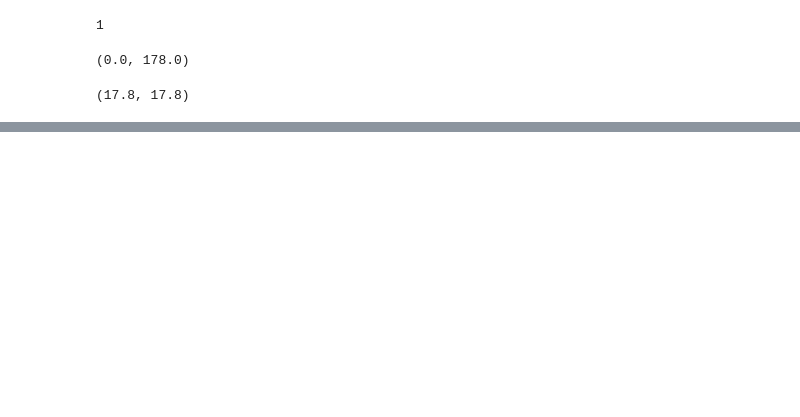
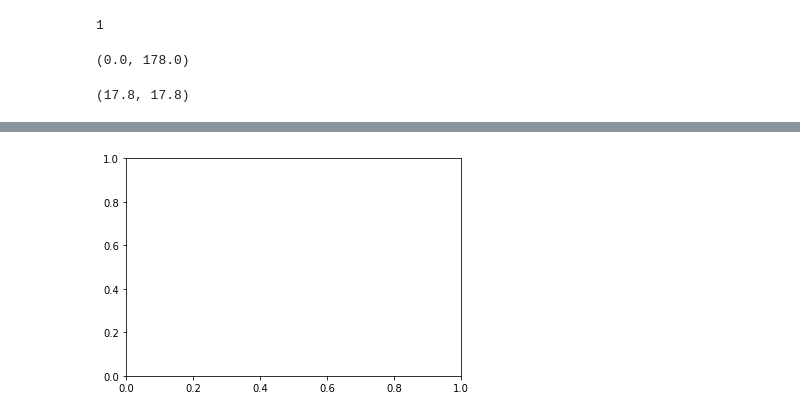
Before and after one commit to dapperfu/CNC3018, a Jupyter notebook: Drawing/Bricks-Copy7.ipynb, the cells around one changed output, grey strips where cells are left out. Drawn from its saved outputs; the diff is of its cells as text; code cells hidden in the pictures; blank space fills up the shorter version.

```diff
--- a/Drawing/Bricks-Copy7.ipynb
+++ b/Drawing/Bricks-Copy7.ipynb
@@ -214,0 +217,5 @@ for idx in range(1, len(line.points)):
+# %%
+fig = plt.figure()
+ax = fig.add_subplot(1, 1, 1)
+# %% [output]
+[figure, added]
```
Also changed, not shown: parts of 4 cells of this notebook.
